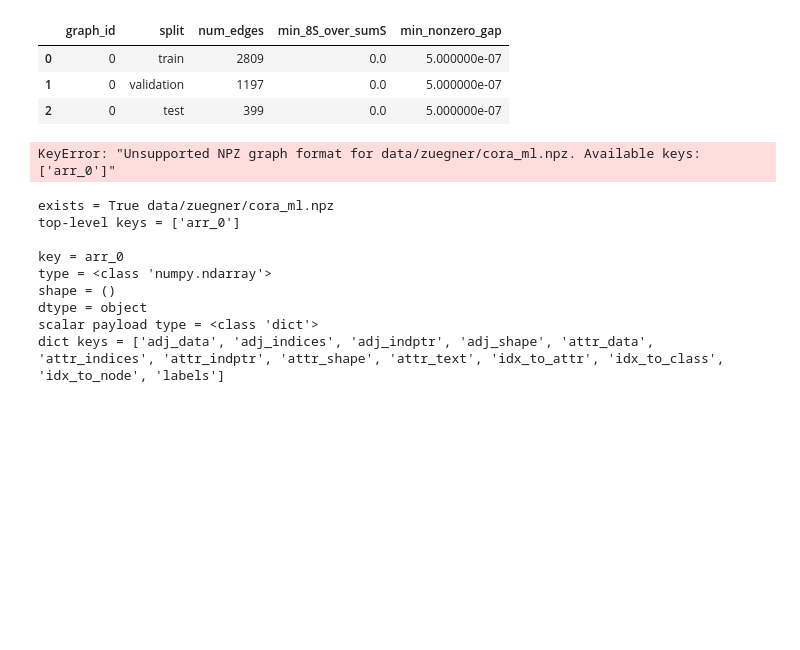
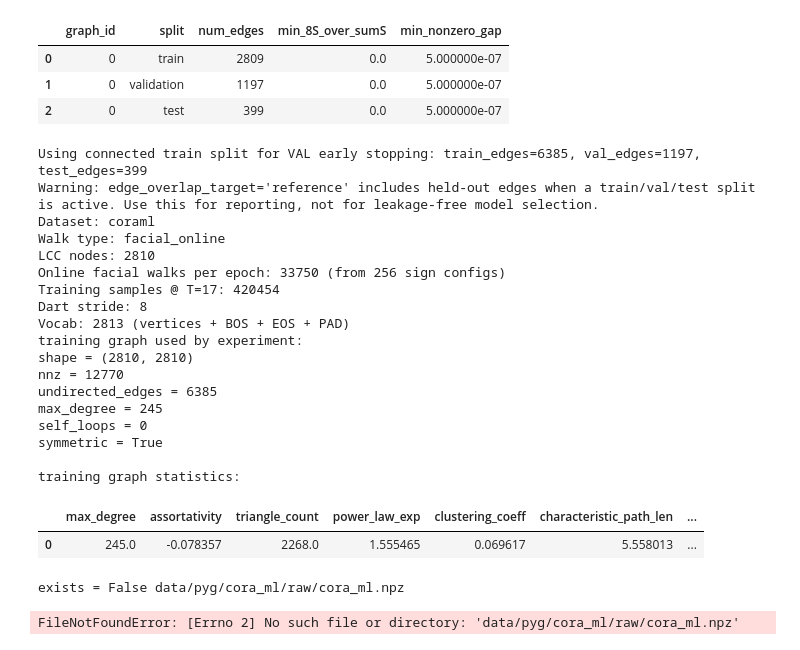
Before and after one commit to rbmuk/facialgen, a Jupyter notebook: run_experiment_notebook.ipynb, the cells around one changed output. Saved outputs shown, nothing was run; the diff lists cells and outputs as text; code cells hidden in the pictures; blank space fills up the shorter version.

Commit message:
revert all these dataset changes...

```diff
--- a/run_experiment_notebook.ipynb
+++ b/run_experiment_notebook.ipynb
@@ -112,7 +112,7 @@ args = SimpleNamespace(
     early_stop_patience=3,
     early_stop_min_delta=0.0,
     val_fraction=0.15,
-    train_fraction=0.50,
+    train_fraction=None,
     test_fraction=0.05,
     split_seed=123,
     eval_generated_walks=100_000,
@@ -395,35 +395,54 @@ Score diagnostics (best validation checkpoint):
 # %%
 import importlib
 
 import scipy.sparse as sp
-import facialgen.data as data_mod
+import facialgen.train as train_mod
 import facialgen.evaluation as eval_mod
 
-importlib.reload(data_mod)
+importlib.reload(train_mod)
 importlib.reload(eval_mod)
 
-A_ref, X_ref, y_ref = data_mod.load_graph_dataset_sparse('coraml', data_dir='data')
-A_ref = sp.csr_matrix(A_ref)
-ref_stats = eval_mod.compute_graph_statistics(A_ref, labels=y_ref)
+_, _, _, eval_info = train_mod.build_training_objects(args)
+A_ref = sp.csr_matrix(eval_info['reference_adj'])
+ref_stats = eval_mod.compute_graph_statistics(A_ref, labels=eval_info['reference_labels'])
 
 deg = A_ref.sum(axis=1).A1
-print('coraml loader output (already Zuegner/NetGAN-style preprocessed):')
+print('reference graph used by experiment:')
 print('shape =', A_ref.shape)
 print('nnz =', A_ref.nnz)
 print('undirected_edges =', int(sp.triu(A_ref, k=1).nnz))
 print('max_degree =', int(deg.max()))
 print('self_loops =', int(A_ref.diagonal().sum()))
 print('symmetric =', bool((A_ref != A_ref.T).nnz == 0))
 print()
-print('graph statistics:')
+print('reference graph statistics:')
 display(pd.DataFrame([ref_stats]))
 # %% [output]
-KeyError: "Unsupported NPZ graph format for data/zuegner/cora_ml.npz. Available keys: ['arr_0']"
+Using connected train split for VAL early stopping: train_edges=6385, val_edges=1197, test_edges=399
+Warning: edge_overlap_target='reference' includes held-out edges when a train/val/test split is active. Use this for reporting, not for leakage-free model selection.
+Dataset: coraml
+Walk type: facial_online
+LCC nodes: 2810
+Online facial walks per epoch: 33750 (from 256 sign configs)
+Training samples @ T=17: 420454
+Dart stride: 8
+Vocab: 2813 (vertices + BOS + EOS + PAD)
+training graph used by experiment:
+shape = (2810, 2810)
+nnz = 12770
+undirected_edges = 6385
+max_degree = 245
+self_loops = 0
+symmetric = True
+
+training graph statistics:
+|  | max_degree | assortativity | triangle_count | power_law_exp | clustering_coeff | characteristic_path_len | ... |
+| 0 | 245.0 | -0.078357 | 2268.0 | 1.555465 | 0.069617 | 5.558013 | ... |
 # %%
 from pathlib import Path
 import numpy as np
 
-p = Path("data/zuegner/cora_ml.npz")
+p = Path("data/pyg/cora_ml/raw/cora_ml.npz")
 print("exists =", p.exists(), p)
 
 with np.load(p, allow_pickle=True) as z:
@@ -440,12 +459,5 @@ with np.load(p, allow_pickle=True) as z:
             if isinstance(obj, dict):
                 print("dict keys =", sorted(obj.keys()))
 # %% [output]
-exists = True data/zuegner/cora_ml.npz
-top-level keys = ['arr_0']
-
-key = arr_0
-type = <class 'numpy.ndarray'>
-shape = ()
-dtype = object
-scalar payload type = <class 'dict'>
-dict keys = ['adj_data', 'adj_indices', 'adj_indptr', 'adj_shape', 'attr_data', 'attr_indices', 'attr_indptr', 'attr_shape', 'attr_text', 'idx_to_attr', 'idx_to_class', 'idx_to_node', 'labels']
+exists = False data/pyg/cora_ml/raw/cora_ml.npz
+FileNotFoundError: [Errno 2] No such file or directory: 'data/pyg/cora_ml/raw/cora_ml.npz'
```
Also changed, not shown: parts of 1 cell of this notebook, 2 other files.
